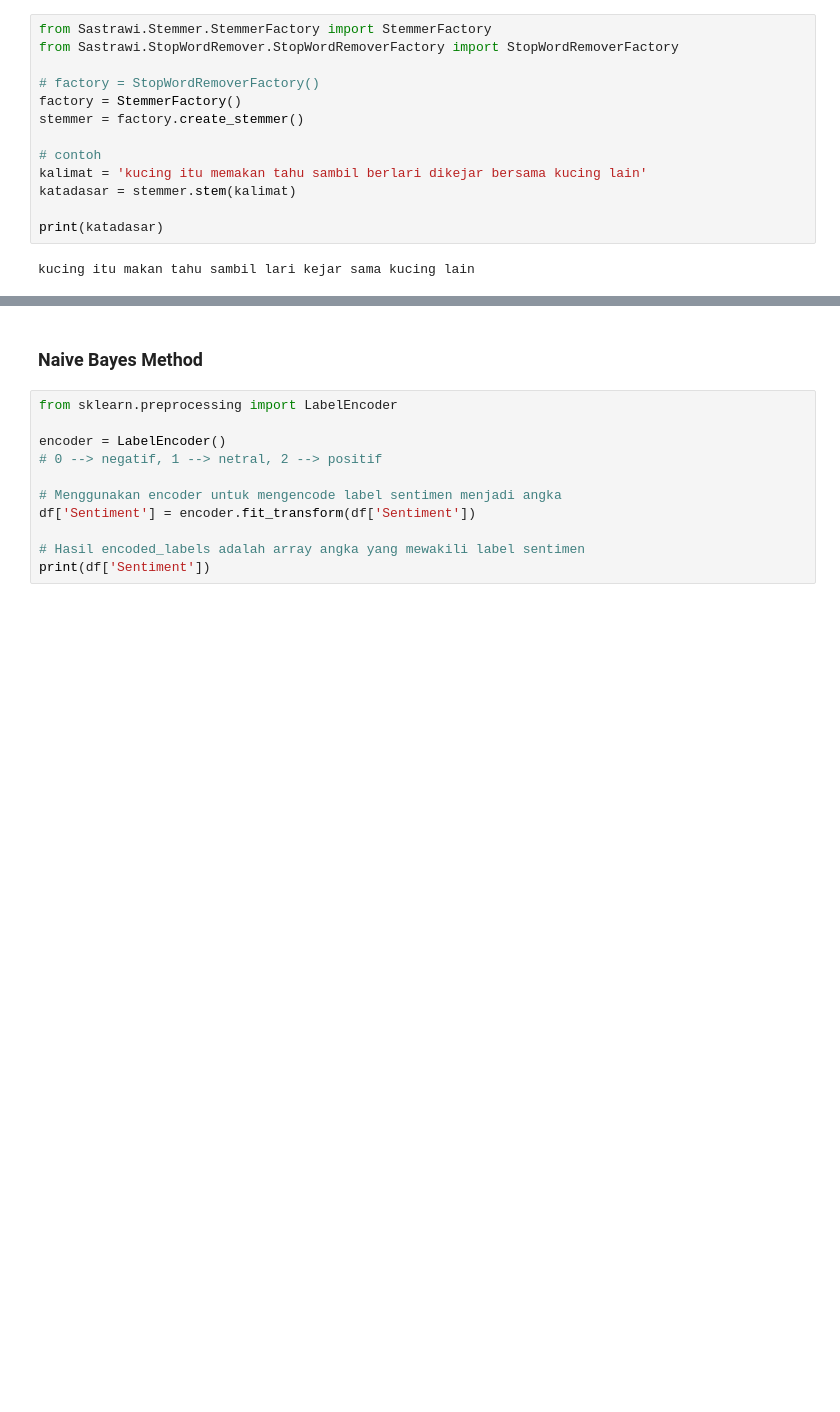
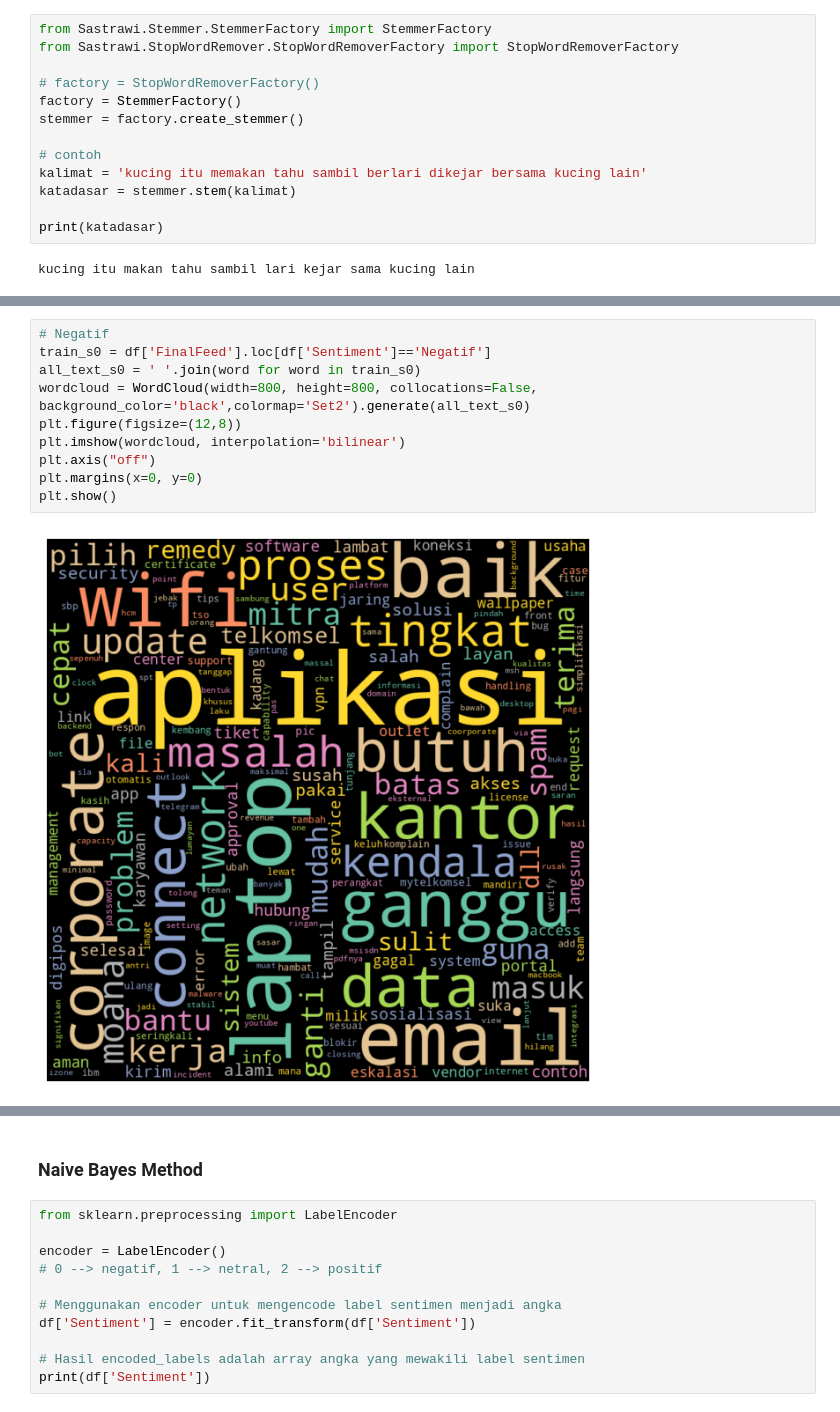
Before and after one commit to khaeraniazi/khaerani, a Jupyter notebook: Final_Project.ipynb, the cells around one changed output, grey strips where cells are left out. Saved outputs shown, nothing was run; the diff lists cells and outputs as text; blank space fills up the shorter version.

```diff
--- a/Final_Project.ipynb
+++ b/Final_Project.ipynb
@@ -435,0 +465,12 @@ df.head()
+# %%
+# Negatif
+train_s0 = df['FinalFeed'].loc[df['Sentiment']=='Negatif']
+all_text_s0 = ' '.join(word for word in train_s0)
+wordcloud = WordCloud(width=800, height=800, collocations=False, background_color='black',colormap='Set2').generate(all_text_s0)
+plt.figure(figsize=(12,8))
+plt.imshow(wordcloud, interpolation='bilinear')
+plt.axis("off")
+plt.margins(x=0, y=0)
+plt.show()
+# %% [output]
+[figure, added]
```
Also changed, not shown: parts of 18 cells of this notebook.
